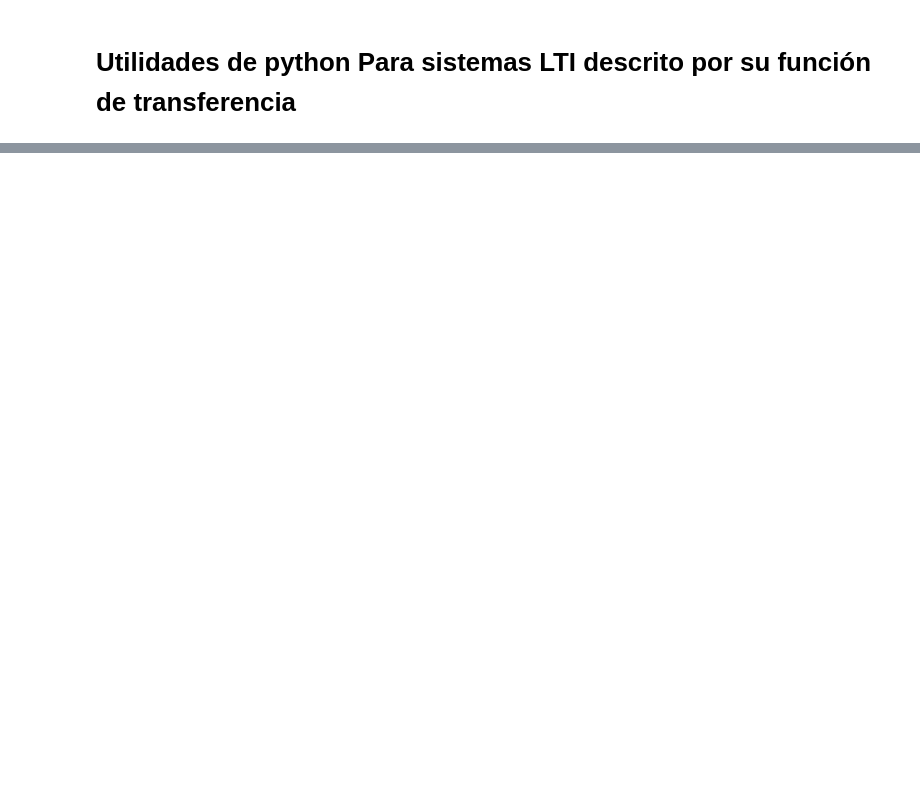
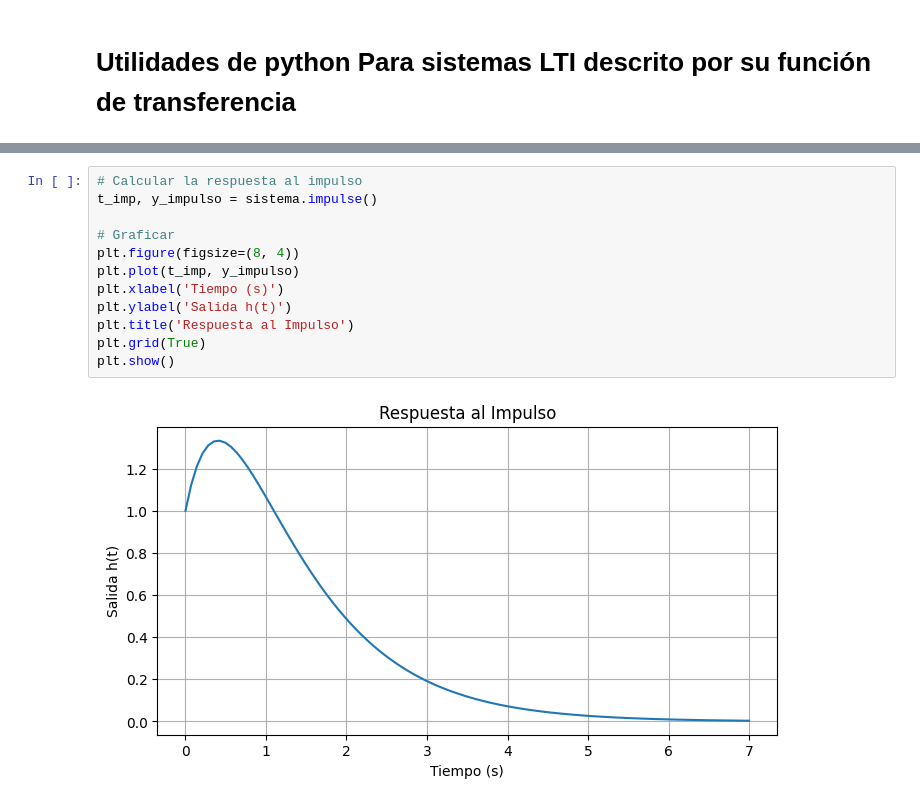
Before and after one commit to ASyS-utn-frm/python, a Jupyter notebook: TP4_FFT_y_sistemas_LTI.ipynb, the cells around one changed output, grey strips where cells are left out. Drawn from its saved outputs; the diff is of its cells as text; blank space fills up the shorter version.

```diff
--- a/TP4_FFT_y_sistemas_LTI.ipynb
+++ b/TP4_FFT_y_sistemas_LTI.ipynb
@@ -278,0 +369,14 @@ Ejercicio 3. Crear el sistema del ejercicio de gabinete 5b y obtener:
+# %%
+# Calcular la respuesta al impulso
+t_imp, y_impulso = sistema.impulse()
+
+# Graficar
+plt.figure(figsize=(8, 4))
+plt.plot(t_imp, y_impulso)
+plt.xlabel('Tiempo (s)')
+plt.ylabel('Salida h(t)')
+plt.title('Respuesta al Impulso')
+plt.grid(True)
+plt.show()
+# %% [output]
+[figure, added]
```
Also changed, not shown: parts of 73 cells of this notebook, 1 other file.
